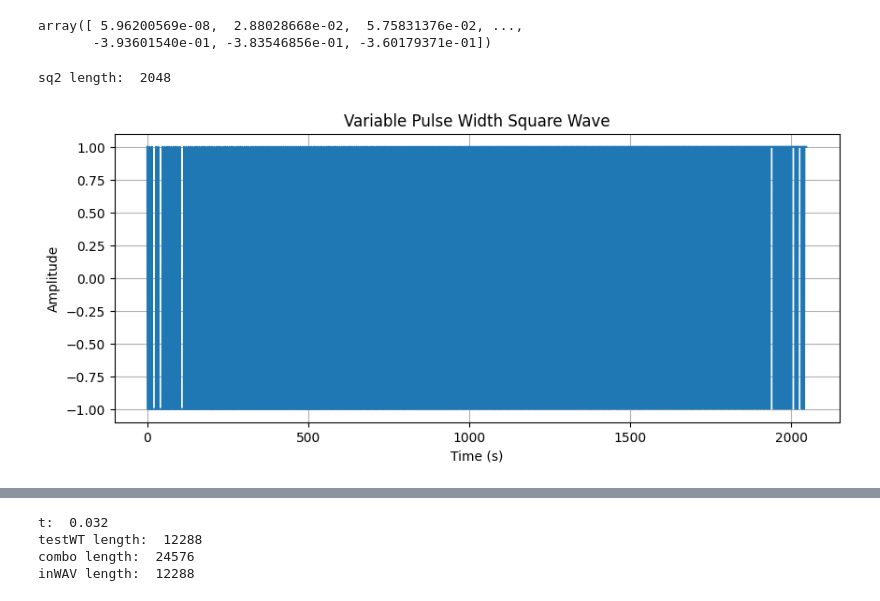
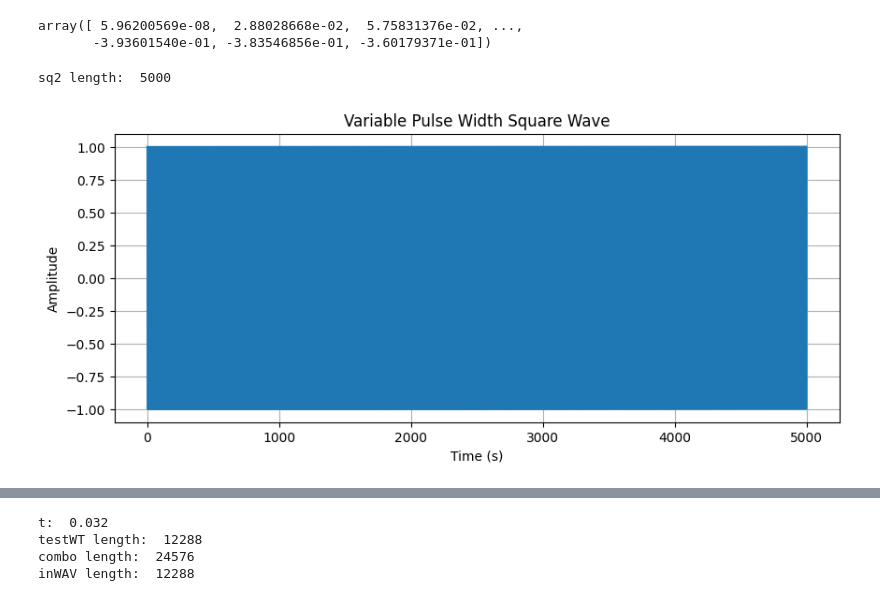
Before and after one commit to DMW9400/DSP-Lab, a Jupyter notebook: wt_gen.ipynb, the cells around one changed output, grey strips where cells are left out. Cells and saved outputs as stored; diff of their text form; code cells hidden in the pictures.

```diff
--- a/wt_gen.ipynb
+++ b/wt_gen.ipynb
@@ -90,10 +90,10 @@ array([ 5.96200569e-08,  2.88028668e-02,  5.75831376e-02, ...,
 def variable_pulse_width_square_wave(min_duty_cycle, max_duty_cycle):
 
     frequency = 440
-    duration = 10
+    duration = 5000
     # Calculate the number of samples
     # num_samples = int(sr * duration)
-
+    segment_samples = 5000
     # Create the time array
     t = np.linspace(0, duration, segment_samples)
 
@@ -112,32 +112,32 @@ def variable_pulse_width_square_wave(min_duty_cycle, max_duty_cycle):
         t_mod = t[i] % period
         # Check if the current time is within the high state duration
         if t_mod < duty_cycles[i] * period:
             waveform[i] = 1
         else:
             waveform[i] = -1  # Assuming bipolar square wave (-amplitude to +amplitude)
 
     return waveform
 
 # Parameters
 amplitude = 1
 frequency = 440  # Hz
 duration = .1  # seconds
 sample_rate = sr  # Hz
 min_duty_cycle = 0.1  # 10%
 max_duty_cycle = 0.9  # 90%
 
 # Generate the waveform
 waveform = variable_pulse_width_square_wave(min_duty_cycle, max_duty_cycle)
 sf.write('sq_2.wav', waveform, sr, subtype='FLOAT')
 print('sq2 length: ', waveform.size)
 # Plot the waveform
 plt.figure(figsize=(10, 4))
 plt.plot(waveform, label="Variable Pulse Width Square Wave")
 plt.title("Variable Pulse Width Square Wave")
 plt.xlabel("Time (s)")
 plt.ylabel("Amplitude")
 plt.grid(True)
 plt.show()
 # %% [output]
-sq2 length:  2048
+sq2 length:  5000
-[figure, old version]
+[figure, new version]
```
Also changed, not shown: parts of 1 cell of this notebook, 6 other files.
